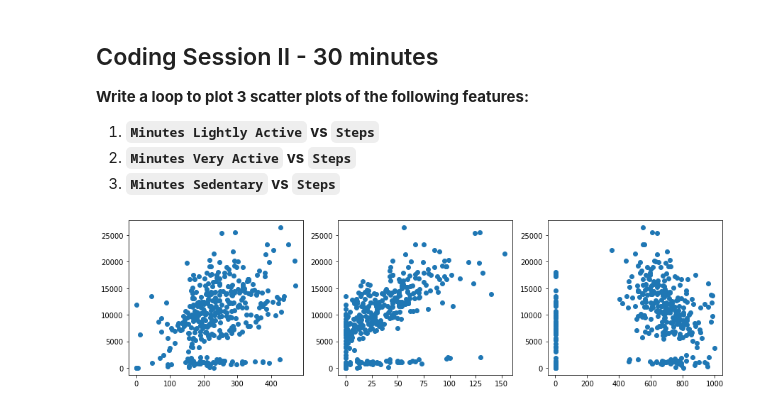
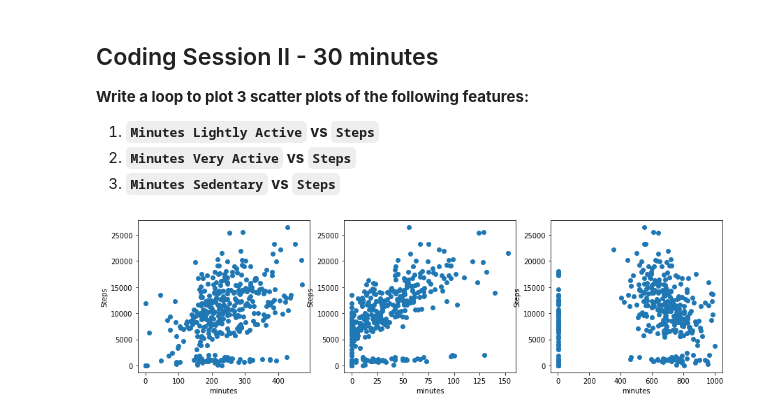
Before and after one commit to miriamvelloso/datamad0620, a Jupyter notebook: module-2/lab-matplotlib-seaborn/your-code/challenge-2.ipynb, the cells around one changed output. Saved outputs shown, nothing was run; the diff lists cells and outputs as text; code cells hidden in the pictures.

```diff
--- a/module-2/lab-matplotlib-seaborn/your-code/challenge-2.ipynb
+++ b/module-2/lab-matplotlib-seaborn/your-code/challenge-2.ipynb
@@ -70,8 +70,10 @@ active.plot.bar()
 # %%
 # Driver 2 enter codes here
 columns=["Minutes Lightly Active","Minutes Very Active","Minutes Sedentary"]
 fig, axes = plt.subplots(1,3, figsize=(15,4))
 for n,m in enumerate(columns):
     axes[n].scatter(m, 'Steps', data = fitbit)
+    axes[n].set_xlabel("minutes")
+    axes[n].set_ylabel('Steps')
 # %% [output]
-[figure, old version]
+[figure, new version]
```
Also changed, not shown: 1 other file.
